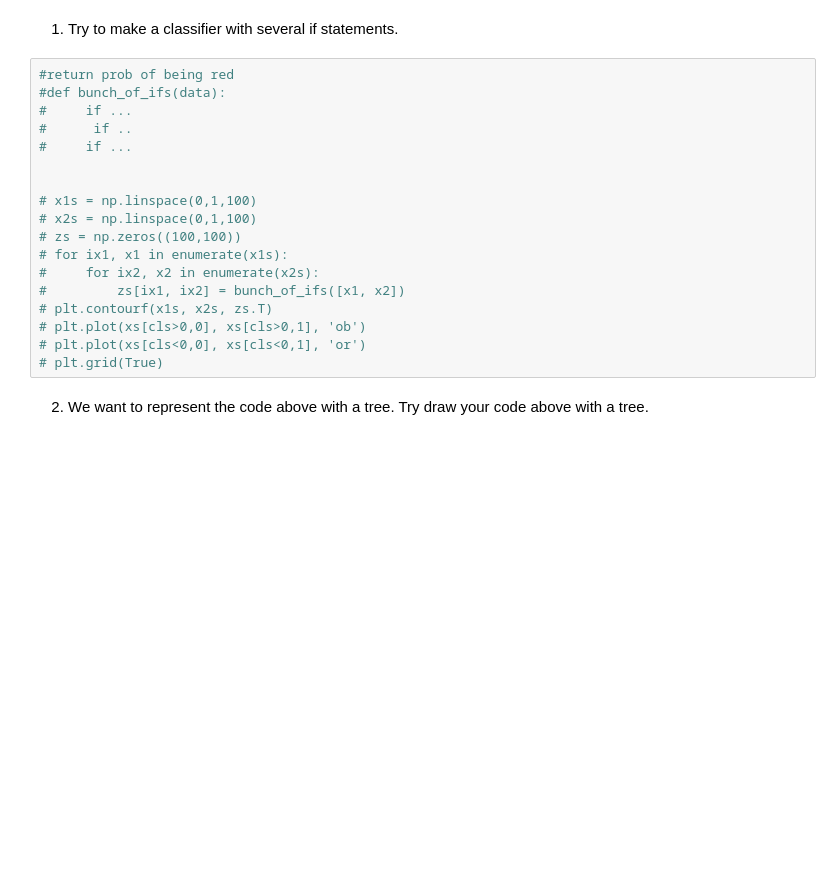
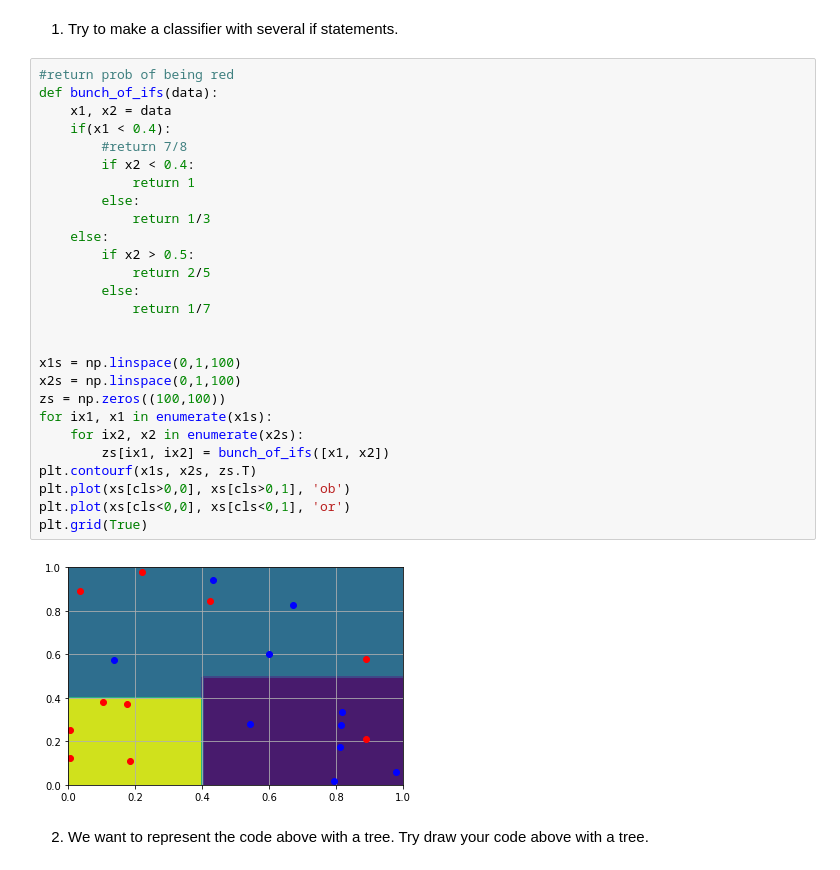
Before and after one commit to natthakan2000/ICCS478, a Jupyter notebook: Exercise05-master/Exercise 05 Non-Parametric Methods.ipynb, the cells around one changed output. Saved outputs shown, nothing was run; the diff lists cells and outputs as text; blank space fills up the shorter version.

```diff
--- a/Exercise05-master/Exercise 05 Non-Parametric Methods.ipynb
+++ b/Exercise05-master/Exercise 05 Non-Parametric Methods.ipynb
@@ -37,22 +55,33 @@ plt.grid(True)
 1) Try to make a classifier with several if statements.
 # %%
 #return prob of being red
-#def bunch_of_ifs(data):
-#     if ...
-#      if ..
-#     if ...
+def bunch_of_ifs(data):
+    x1, x2 = data
+    if(x1 < 0.4):
+        #return 7/8
+        if x2 < 0.4:
+            return 1
+        else:
+            return 1/3
+    else:
+        if x2 > 0.5:
+            return 2/5
+        else:
+            return 1/7
 
 
-# x1s = np.linspace(0,1,100)
-# x2s = np.linspace(0,1,100)
-# zs = np.zeros((100,100))
-# for ix1, x1 in enumerate(x1s):
-#     for ix2, x2 in enumerate(x2s):
-#         zs[ix1, ix2] = bunch_of_ifs([x1, x2])
-# plt.contourf(x1s, x2s, zs.T)
-# plt.plot(xs[cls>0,0], xs[cls>0,1], 'ob')
-# plt.plot(xs[cls<0,0], xs[cls<0,1], 'or')
-# plt.grid(True)
+x1s = np.linspace(0,1,100)
+x2s = np.linspace(0,1,100)
+zs = np.zeros((100,100))
+for ix1, x1 in enumerate(x1s):
+    for ix2, x2 in enumerate(x2s):
+        zs[ix1, ix2] = bunch_of_ifs([x1, x2])
+plt.contourf(x1s, x2s, zs.T)
+plt.plot(xs[cls>0,0], xs[cls>0,1], 'ob')
+plt.plot(xs[cls<0,0], xs[cls<0,1], 'or')
+plt.grid(True)
+# %% [output]
+[figure, added]
 # %% [markdown]
 2) We want to represent the code above with a tree. Try draw your code above with a tree.
 # %%
```
Also changed, not shown: parts of 8 cells of this notebook, 1 other file.
